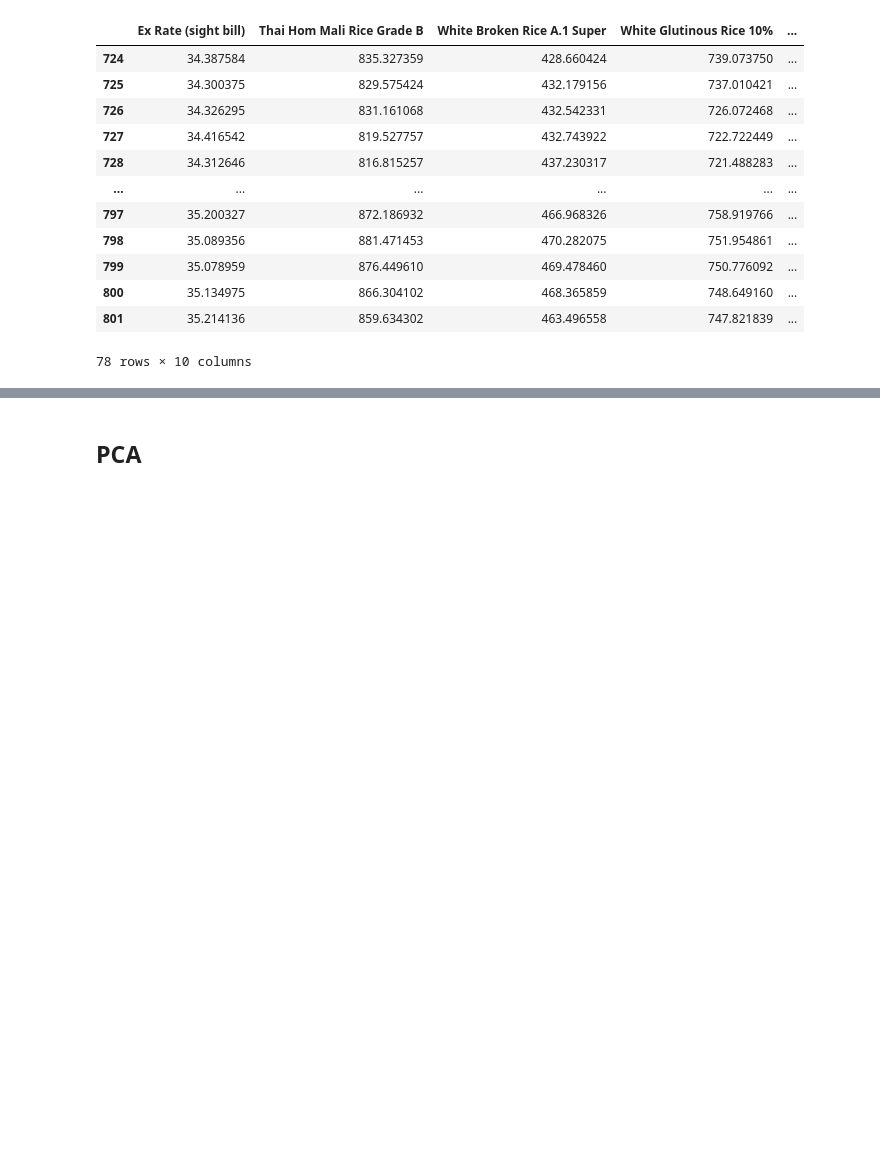
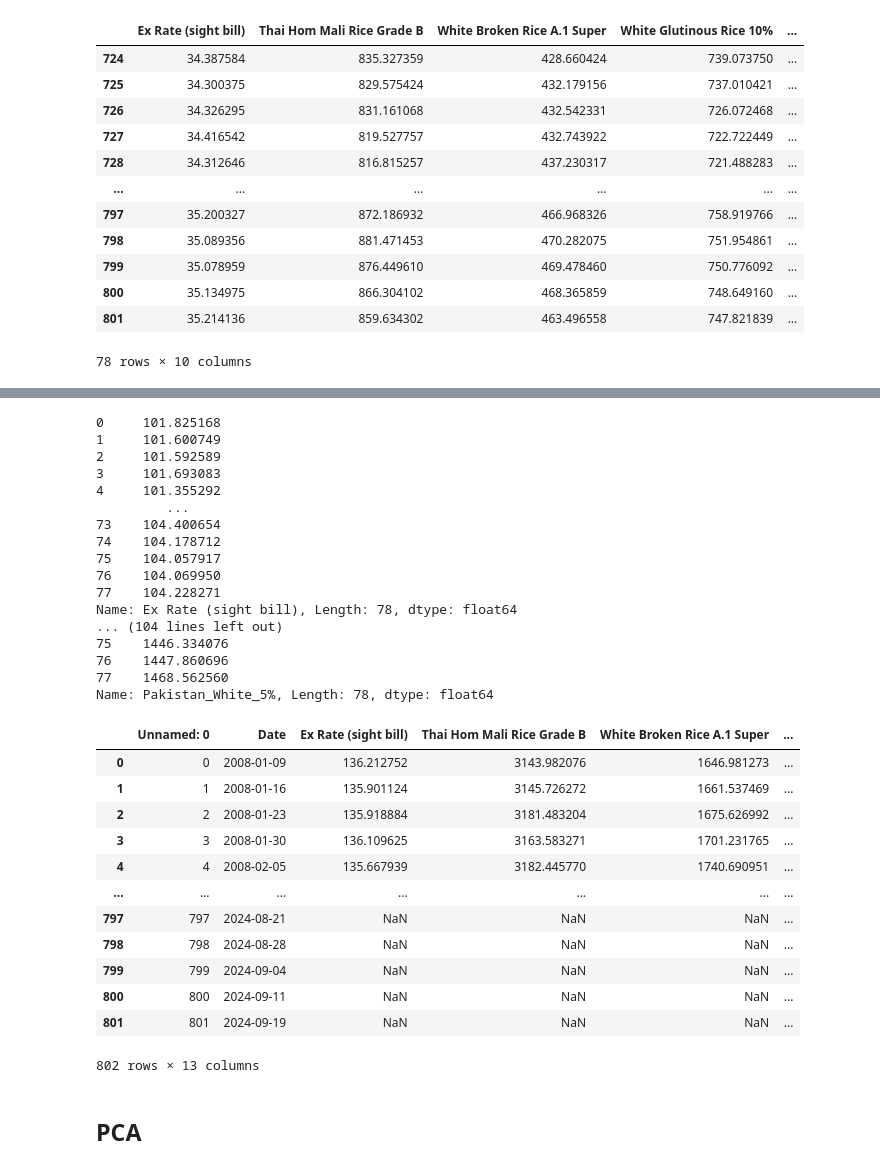
Before and after one commit to chanopsethiwan/RicePricePrediction, a Jupyter notebook: src/ChanopSethiwanA0296969WAssignment2.ipynb, the cells around one changed output, grey strips where cells are left out. Cells and saved outputs as stored; diff of their text form; code cells hidden in the pictures; blank space fills up the shorter version.

```diff
--- a/src/ChanopSethiwanA0296969WAssignment2.ipynb
+++ b/src/ChanopSethiwanA0296969WAssignment2.ipynb
@@ -743,3 +778,39 @@ forecast_df.to_csv('../data/forecasted_rice.csv')
+# %%
+for i in columns_to_forecast:
+    print(df[i].dropna())
+    df[i] = df[i].dropna() + forecast_df[i]
+df
+# %% [output]
+0     101.825168
+1     101.600749
+2     101.592589
+3     101.693083
+4     101.355292
+         ...
+73    104.400654
+74    104.178712
+75    104.057917
+76    104.069950
+77    104.228271
+Name: Ex Rate (sight bill), Length: 78, dtype: float64
+... (104 lines left out)
+75    1446.334076
+76    1447.860696
+77    1468.562560
+Name: Pakistan_White_5%, Length: 78, dtype: float64
+|  | Unnamed: 0 | Date | Ex Rate (sight bill) | Thai Hom Mali Rice Grade B | White Broken Rice A.1 Super | ... |
+| 0 | 0 | 2008-01-09 | 136.212752 | 3143.982076 | 1646.981273 | ... |
+| 1 | 1 | 2008-01-16 | 135.901124 | 3145.726272 | 1661.537469 | ... |
+| 2 | 2 | 2008-01-23 | 135.918884 | 3181.483204 | 1675.626992 | ... |
+| 3 | 3 | 2008-01-30 | 136.109625 | 3163.583271 | 1701.231765 | ... |
+| 4 | 4 | 2008-02-05 | 135.667939 | 3182.445770 | 1740.690951 | ... |
+| ... | ... | ... | ... | ... | ... | ... |
+| 797 | 797 | 2024-08-21 | NaN | NaN | NaN | ... |
+| 798 | 798 | 2024-08-28 | NaN | NaN | NaN | ... |
+| 799 | 799 | 2024-09-04 | NaN | NaN | NaN | ... |
+| 800 | 800 | 2024-09-11 | NaN | NaN | NaN | ... |
+| 801 | 801 | 2024-09-19 | NaN | NaN | NaN | ... |
+802 rows × 13 columns
 # %% [markdown]
 ## PCA
 # %%
```
Also changed, not shown: parts of 2 cells of this notebook.
